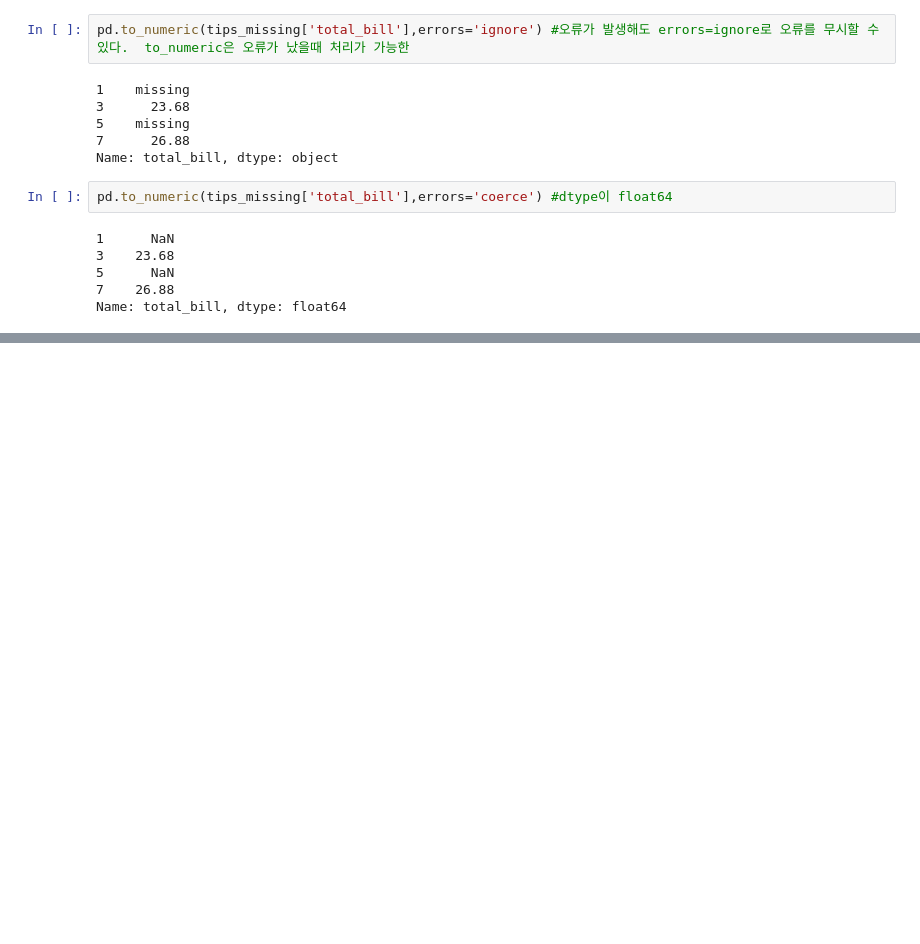
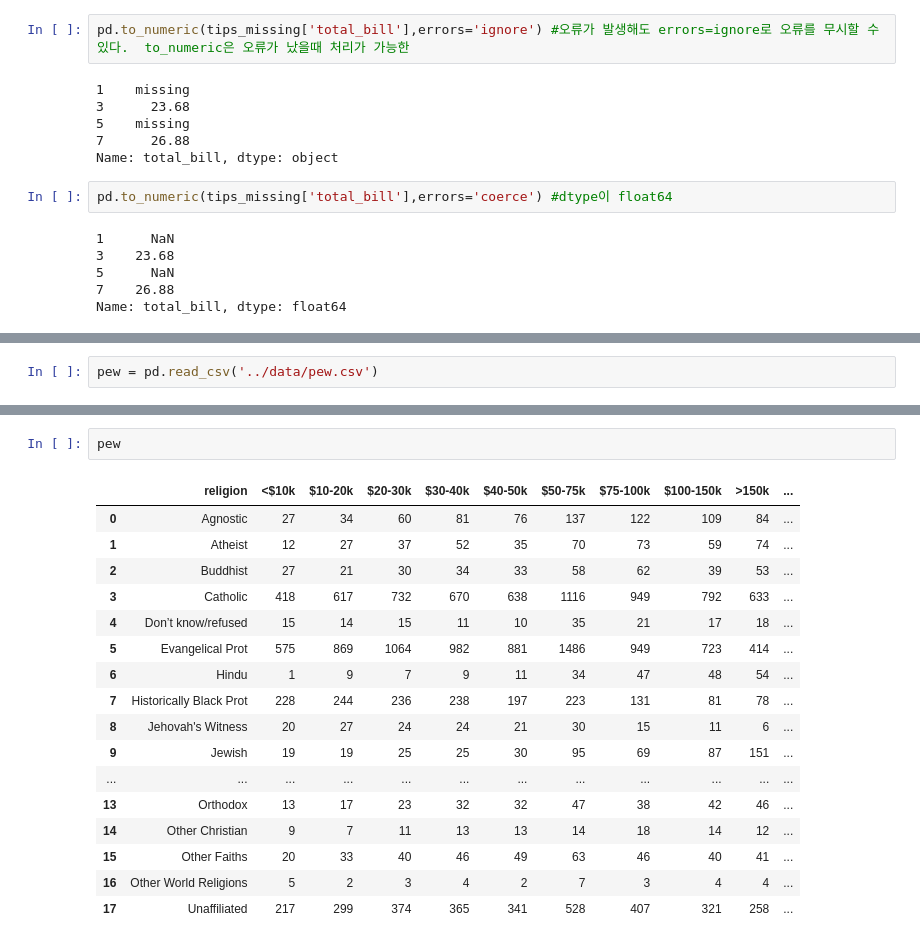
Before and after one commit to Taehwa-kwon/Python, a Jupyter notebook: doit_pandas/notebook/04_practice.ipynb, the cells around one changed output, grey strips where cells are left out. Cells and saved outputs as stored; diff of their text form; blank space fills up the shorter version.

```diff
--- a/doit_pandas/notebook/04_practice.ipynb
+++ b/doit_pandas/notebook/04_practice.ipynb
@@ -206,0 +271,2 @@ pd.to_numeric(tips_missing['total_bill'],errors='coerce',downcast='float') #floa
+# %%
+pew = pd.read_csv('../data/pew.csv')
@@ -206,0 +301,20 @@ pd.to_numeric(tips_missing['total_bill'],errors='coerce',downcast='float') #floa
+# %%
+pew
+# %% [output]
+|  | religion | <$10k | $10-20k | $20-30k | $30-40k | $40-50k | $50-75k | $75-100k | $100-150k | >150k | ... |
+| 0 | Agnostic | 27 | 34 | 60 | 81 | 76 | 137 | 122 | 109 | 84 | ... |
+| 1 | Atheist | 12 | 27 | 37 | 52 | 35 | 70 | 73 | 59 | 74 | ... |
+| 2 | Buddhist | 27 | 21 | 30 | 34 | 33 | 58 | 62 | 39 | 53 | ... |
+| 3 | Catholic | 418 | 617 | 732 | 670 | 638 | 1116 | 949 | 792 | 633 | ... |
+| 4 | Don’t know/refused | 15 | 14 | 15 | 11 | 10 | 35 | 21 | 17 | 18 | ... |
+| 5 | Evangelical Prot | 575 | 869 | 1064 | 982 | 881 | 1486 | 949 | 723 | 414 | ... |
+| 6 | Hindu | 1 | 9 | 7 | 9 | 11 | 34 | 47 | 48 | 54 | ... |
+| 7 | Historically Black Prot | 228 | 244 | 236 | 238 | 197 | 223 | 131 | 81 | 78 | ... |
+| 8 | Jehovah's Witness | 20 | 27 | 24 | 24 | 21 | 30 | 15 | 11 | 6 | ... |
+| 9 | Jewish | 19 | 19 | 25 | 25 | 30 | 95 | 69 | 87 | 151 | ... |
+| ... | ... | ... | ... | ... | ... | ... | ... | ... | ... | ... | ... |
+| 13 | Orthodox | 13 | 17 | 23 | 32 | 32 | 47 | 38 | 42 | 46 | ... |
+| 14 | Other Christian | 9 | 7 | 11 | 13 | 13 | 14 | 18 | 14 | 12 | ... |
+| 15 | Other Faiths | 20 | 33 | 40 | 46 | 49 | 63 | 46 | 40 | 41 | ... |
+| 16 | Other World Religions | 5 | 2 | 3 | 4 | 2 | 7 | 3 | 4 | 4 | ... |
+| 17 | Unaffiliated | 217 | 299 | 374 | 365 | 341 | 528 | 407 | 321 | 258 | ... |
```
Also changed, not shown: parts of 71 cells of this notebook, 3 other files.
